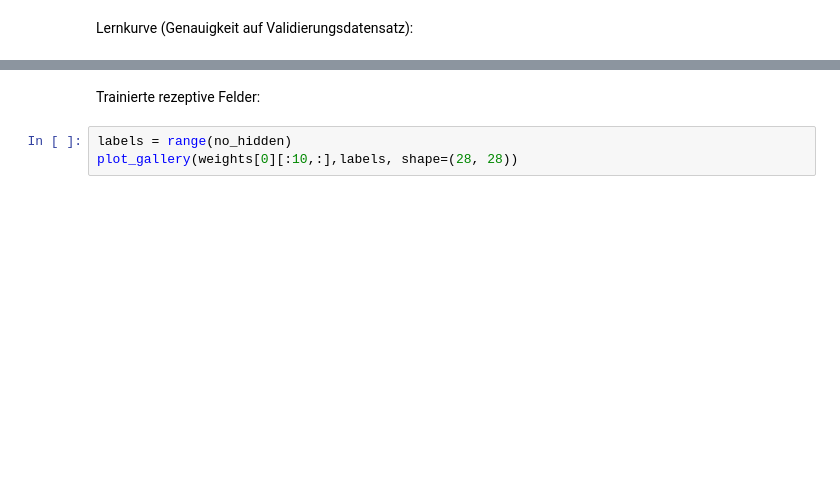
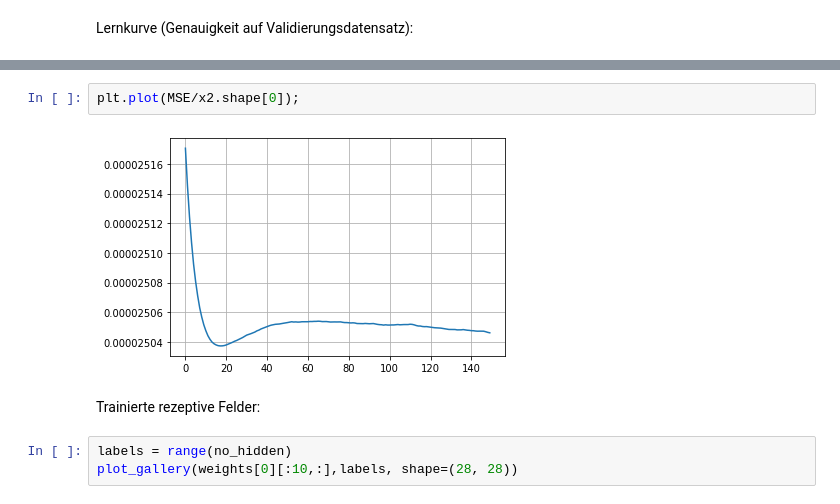
Before and after one commit to fa97ber/DeepLearning, a Jupyter notebook: Einfaches MLP für MNIST.ipynb, the cells around one changed output, grey strips where cells are left out. Cells and saved outputs as stored; diff of their text form; blank space fills up the shorter version.

```diff
--- a/Einfaches MLP für MNIST.ipynb
+++ b/Einfaches MLP für MNIST.ipynb
@@ -344,3 +369,7 @@ plt.plot(acc_val/x2.shape[0]);
+# %%
+plt.plot(MSE/x2.shape[0]);
+# %% [output]
+[figure, added]
 # %% [markdown]
 Trainierte rezeptive Felder:
 # %%
```
Also changed, not shown: parts of 14 cells of this notebook.
